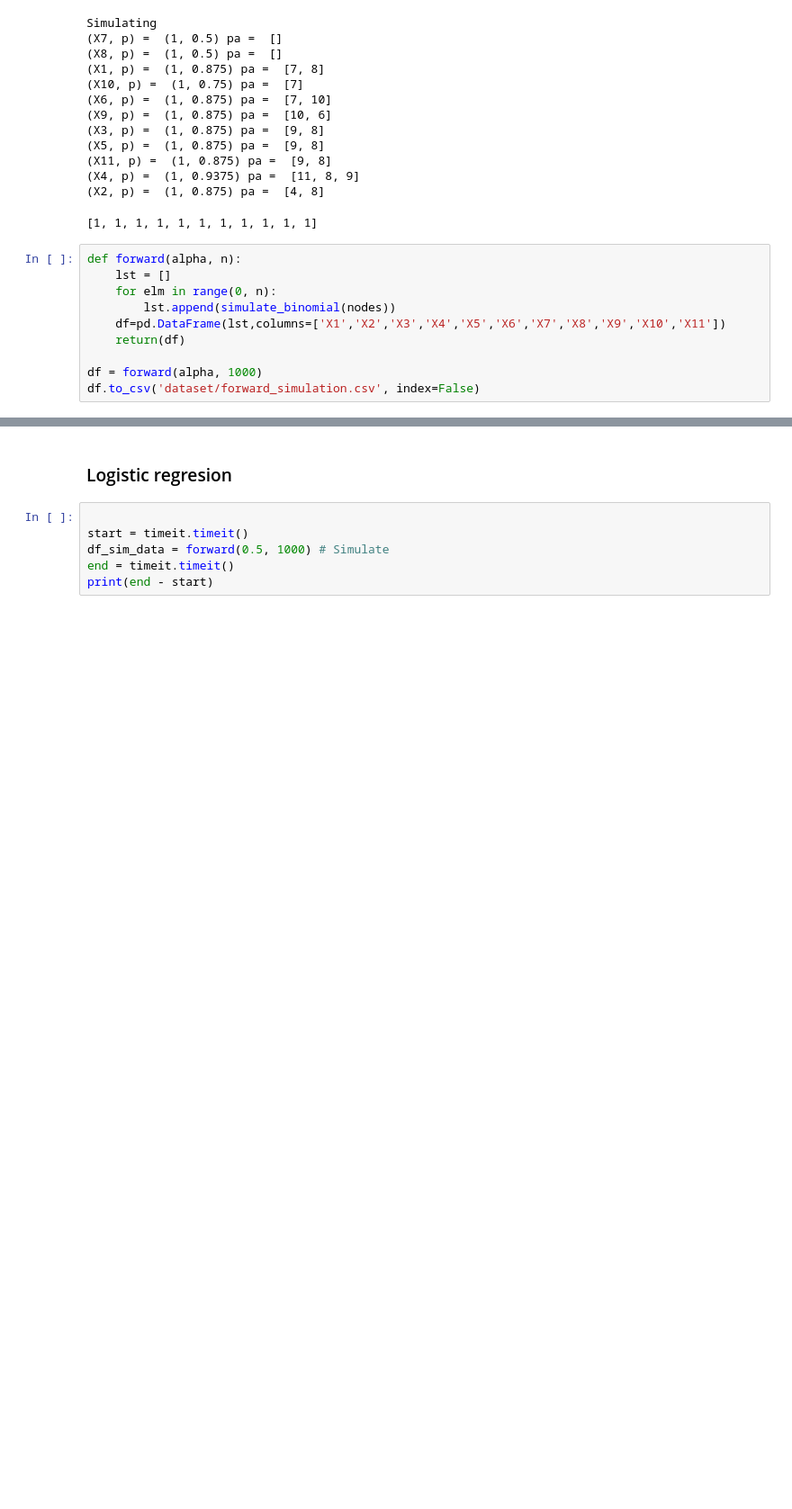
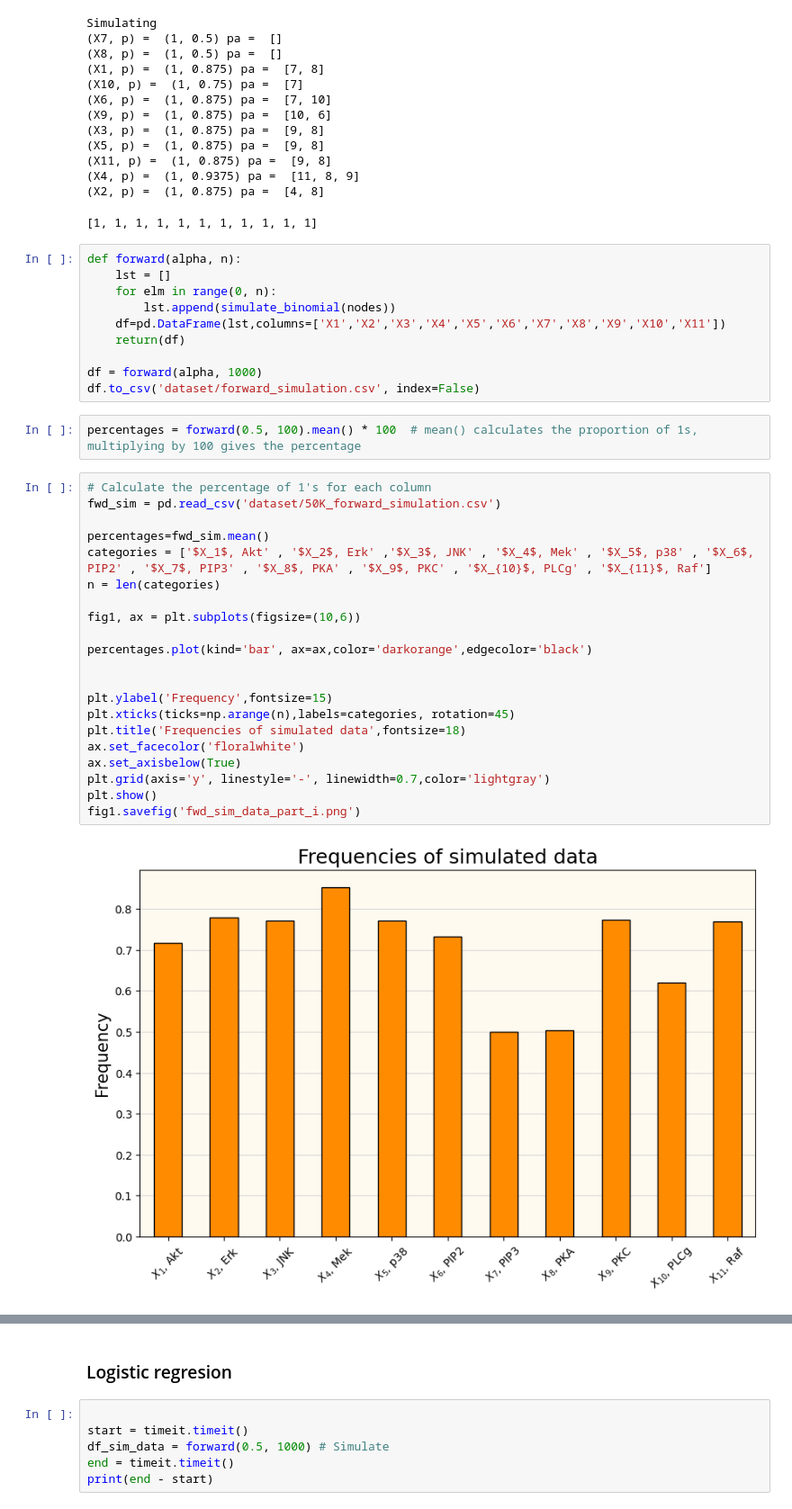
Before and after one commit to AblaZe42/MODCOM_PROJECT, a Jupyter notebook: part_i.ipynb, the cells around one changed output, grey strips where cells are left out. Shown at 90% size. Drawn from its saved outputs; the diff is of its cells as text; blank space fills up the shorter version.

Commit message:
graph

```diff
--- a/part_i.ipynb
+++ b/part_i.ipynb
@@ -245,4 +245,29 @@ def forward(alpha, n):
 
 df = forward(alpha, 1000)
 df.to_csv('dataset/forward_simulation.csv', index=False)
+# %%
+percentages = forward(0.5, 100).mean() * 100  # mean() calculates the proportion of 1s, multiplying by 100 gives the percentage
+# %%
+# Calculate the percentage of 1's for each column
+fwd_sim = pd.read_csv('dataset/50K_forward_simulation.csv')
+
+percentages=fwd_sim.mean()
+categories = ['$X_1$, Akt' , '$X_2$, Erk' ,'$X_3$, JNK' , '$X_4$, Mek' , '$X_5$, p38' , '$X_6$, PIP2' , '$X_7$, PIP3' , '$X_8$, PKA' , '$X_9$, PKC' , '$X_{10}$, PLCg' , '$X_{11}$, Raf']
+n = len(categories)
+
+fig1, ax = plt.subplots(figsize=(10,6))
+
+percentages.plot(kind='bar', ax=ax,color='darkorange',edgecolor='black')
+
+
+plt.ylabel('Frequency',fontsize=15)
+plt.xticks(ticks=np.arange(n),labels=categories, rotation=45)
+plt.title('Frequencies of simulated data',fontsize=18)
+ax.set_facecolor('floralwhite')
+ax.set_axisbelow(True)
+plt.grid(axis='y', linestyle='-', linewidth=0.7,color='lightgray')
+plt.show()
+fig1.savefig('fwd_sim_data_part_i.png')
+# %% [output]
+[figure, added]
 # %%
```
Also changed, not shown: parts of 1 cell of this notebook, 1 other file.
